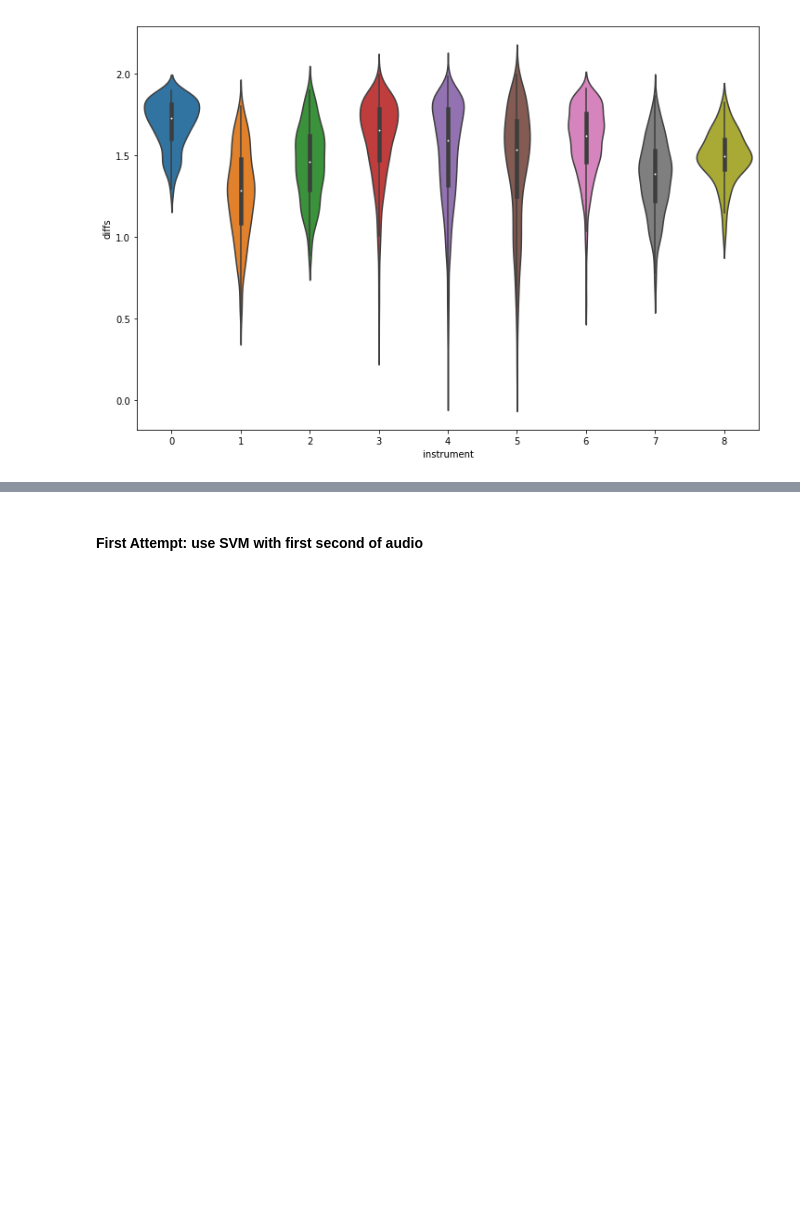
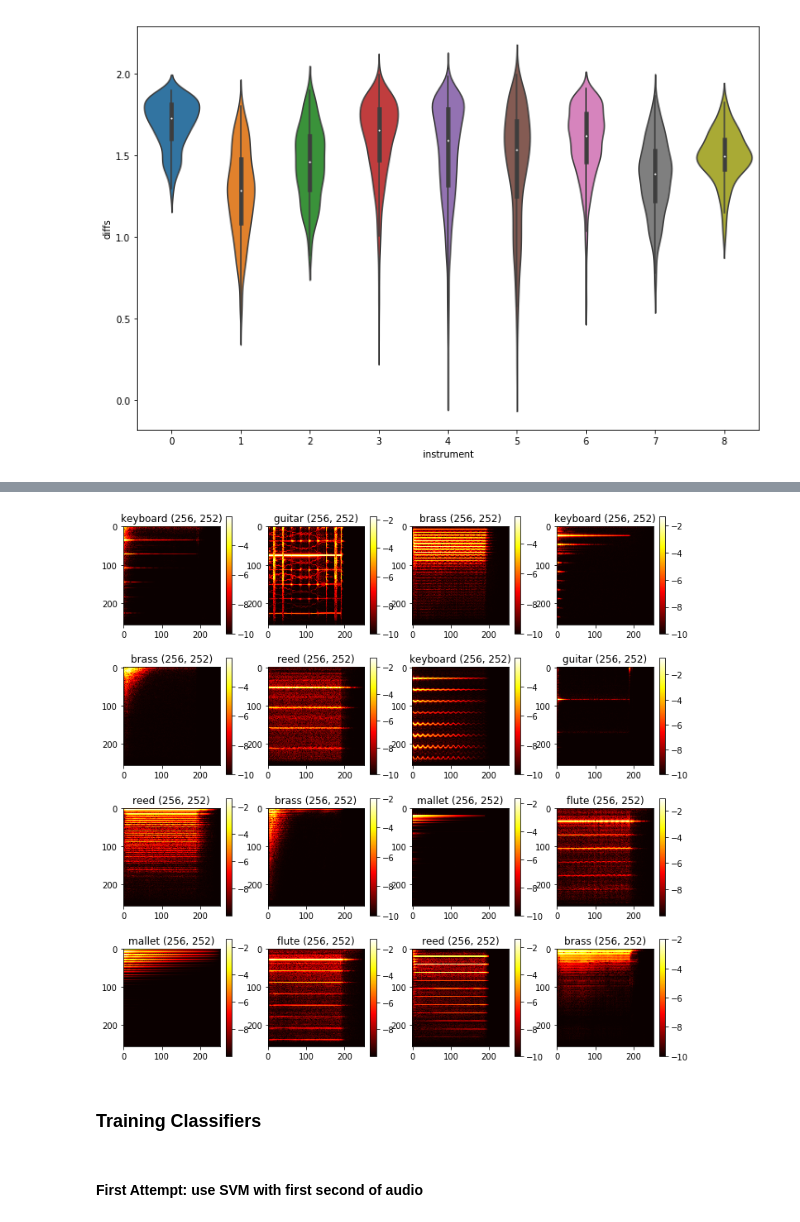
Before and after one commit to rsouza/oeawai, a Jupyter notebook: Challenge/challenge_Renato.ipynb, the cells around one changed output, grey strips where cells are left out. Saved outputs shown, nothing was run; the diff lists cells and outputs as text; code cells hidden in the pictures; blank space fills up the shorter version.

```diff
--- a/Challenge/challenge_Renato.ipynb
+++ b/Challenge/challenge_Renato.ipynb
@@ -114,0 +130,4 @@ tensor(-1., dtype=torch.float64) tensor(1., dtype=torch.float64)
+# %%
+def logMagStft(numpyArray, sample_rate, n_fft):
+    f, t, sx = sc.signal.stft(numpyArray, fs=sample_rate, nperseg=n_fft, noverlap=n_fft//2)
+    return np.log(np.abs(sx)+np.e**-10)
@@ -114,0 +143,16 @@ tensor(-1., dtype=torch.float64) tensor(1., dtype=torch.float64)
+# %%
+batch_size = 16
+number_of_examples_to_plot = 16
+n_fft = 510
+sample_rate = 16000
+spectrograms = np.zeros((number_of_examples_to_plot, n_fft//2+1, int(2*64000/n_fft)+2))
+mfccs = np.zeros((batch_size, 128))
+
+trainLoader = data.DataLoader(trainDataset, batch_size=batch_size, shuffle=True)
+
+for samples, instrumentsFamily in trainLoader:
+    for index in range(number_of_examples_to_plot):
+        spectrograms[index] = logMagStft(samples[index].numpy(), sample_rate, n_fft)
+        mfccs[index] = np.mean(computeMelspectrogram(samples[index].numpy(), sample_rate), axis=1)
+    family = trainDataset.transformInstrumentsFamilyToString(instrumentsFamily.numpy().astype(int))
+    break
@@ -115,3 +172,18 @@ tensor(-1., dtype=torch.float64) tensor(1., dtype=torch.float64)
+# %%
+f, ax = plt.subplots(4, 4, figsize=(12,12))
+#for i in range(batch_size):
+for column in range(4):
+    for line in range(4):
+        ax[line,column].imshow(spectrograms[line+column*4,:,:], cmap='hot')
+        title = str(family[line+column*4]) + ' ' + str(spectrograms[line+column*4].shape)
+        ax[line,column].set_title(title)
+        clb = ax[line,column].imshow(spectrograms[line+column*4,:,:], cmap='hot')
+        plt.colorbar(clb, ax=ax[line,column])
+plt.show()
+# %% [output]
+[figure, added]
+# %% [markdown]
+### Training Classifiers
 # %% [markdown]
 #### First Attempt: use SVM with first second of audio
 # %% [markdown]
```
Also changed, not shown: parts of 22 cells of this notebook.
